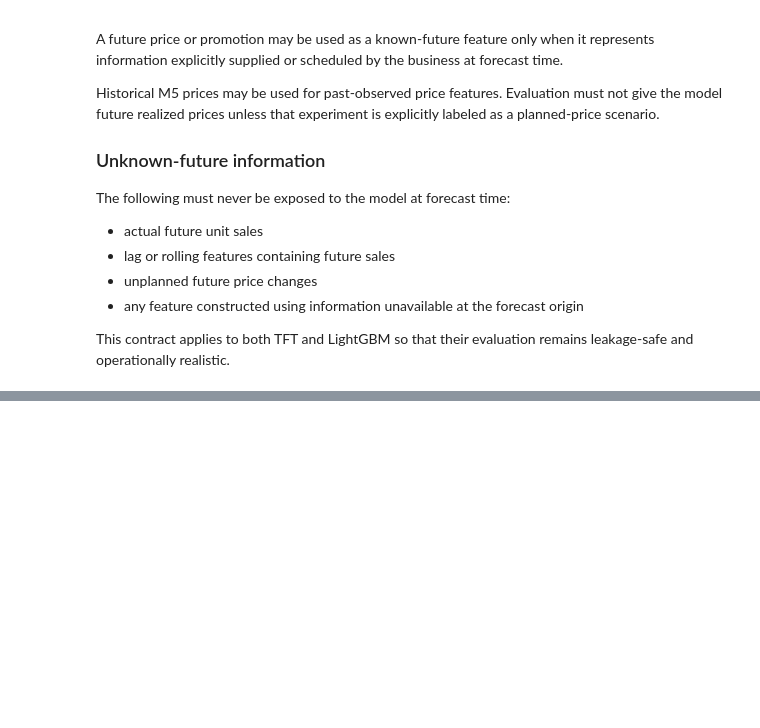
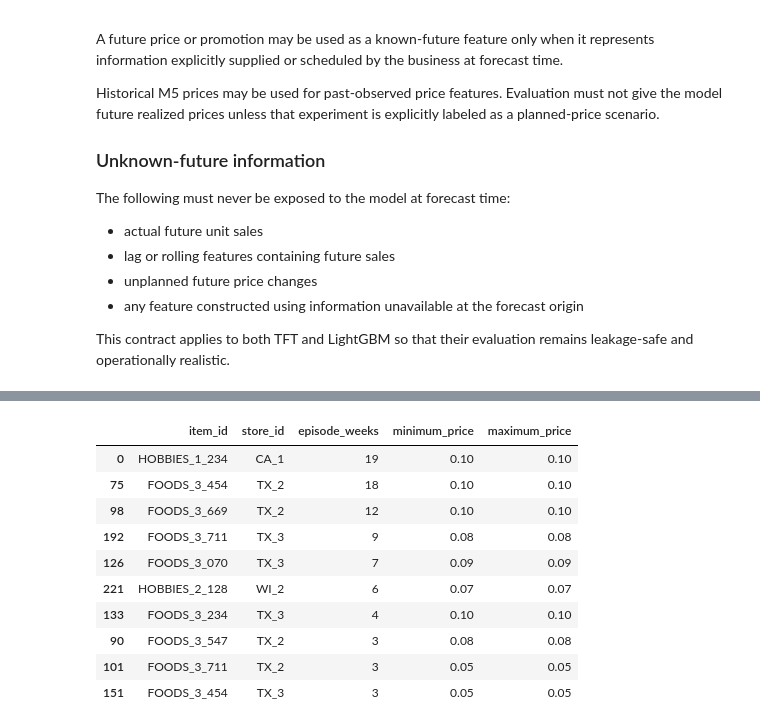
Before and after one commit to klaus321901/Inventory-Forecasting-, a Jupyter notebook: notebooks/12_m5_data_audit.ipynb, the cells around one changed output, grey strips where cells are left out. Cells and saved outputs as stored; diff of their text form; code cells hidden in the pictures; blank space fills up the shorter version.

Commit message:
Complete Notebook 12 M5 data audit and price anomaly investigation

```diff
--- a/notebooks/12_m5_data_audit.ipynb
+++ b/notebooks/12_m5_data_audit.ipynb
@@ -1714,0 +2386,86 @@ leakage-safe and operationally realistic.
+# %%
+
+# ============================================================
+# GROUP EXTREMELY LOW PRICES INTO CONTINUOUS EPISODES
+# ============================================================
+
+# STEP 1: Select the 331 low-price records.
+low_price_rows = price_audit.loc[
+    price_audit["extreme_low_price_flag"]
+].copy()
+
+# STEP 2: Identify when a new low-price episode starts.
+# A new episode begins when:
+# - We encounter a different product-store combination, OR
+# - The previous low-price week is not directly consecutive.
+
+previous_low_series = low_price_rows["series_id"].shift(1)
+previous_low_week = low_price_rows["week_order"].shift(1)
+
+new_episode = (
+    low_price_rows["series_id"].ne(previous_low_series)
+    | low_price_rows["week_order"].sub(previous_low_week).ne(1)
+)
+
+# Give each continuous episode a unique number.
+low_price_rows["low_price_episode_id"] = (
+    new_episode.cumsum()
+)
+
+# STEP 3: Summarize each episode.
+low_price_episodes = (
+    low_price_rows
+    .groupby("low_price_episode_id")
+    .agg(
+        item_id=("item_id", "first"),
+        store_id=("store_id", "first"),
+        start_week=("wm_yr_wk", "first"),
+        end_week=("wm_yr_wk", "last"),
+        start_week_order=("week_order", "first"),
+        end_week_order=("week_order", "last"),
+        episode_weeks=("week_order", "size"),
+        minimum_price=("sell_price", "min"),
+        maximum_price=("sell_price", "max")
+    )
+    .reset_index()
+)
+
+# STEP 4: Confirm that ALL 331 records are included.
+assert len(low_price_rows) == 331
+
+assert low_price_episodes["episode_weeks"].sum() == 331
+
+print("LOW-PRICE EPISODE SUMMARY")
+
+print("Total low-price records:", len(low_price_rows))
+print("Separate low-price episodes:", len(low_price_episodes))
+print(
+    "Total weeks across episodes:",
+    int(low_price_episodes["episode_weeks"].sum())
+)
+
+print("\nEPISODE LENGTH DISTRIBUTION")
+
+display(
+    low_price_episodes["episode_weeks"]
+    .value_counts()
+    .sort_index()
+    .to_frame("episodes")
+)
+
+print("\nLONGEST LOW-PRICE EPISODES")
+
+display(
+    low_price_episodes[
+        [
+            "item_id",
+            "store_id",
+            "episode_weeks",
+            "minimum_price",
+            "maximum_price"
+        ]
+    ]
+    .sort_values("episode_weeks", ascending=False)
+    .head(10)
+)
+# %% [output]
@@ -1714,0 +2491,11 @@ leakage-safe and operationally realistic.
+|  | item_id | store_id | episode_weeks | minimum_price | maximum_price |
+| 0 | HOBBIES_1_234 | CA_1 | 19 | 0.10 | 0.10 |
+| 75 | FOODS_3_454 | TX_2 | 18 | 0.10 | 0.10 |
+| 98 | FOODS_3_669 | TX_2 | 12 | 0.10 | 0.10 |
+| 192 | FOODS_3_711 | TX_3 | 9 | 0.08 | 0.08 |
+| 126 | FOODS_3_070 | TX_3 | 7 | 0.09 | 0.09 |
+| 221 | HOBBIES_2_128 | WI_2 | 6 | 0.07 | 0.07 |
+| 133 | FOODS_3_234 | TX_3 | 4 | 0.10 | 0.10 |
+| 90 | FOODS_3_547 | TX_2 | 3 | 0.08 | 0.08 |
+| 101 | FOODS_3_711 | TX_2 | 3 | 0.05 | 0.05 |
+| 151 | FOODS_3_454 | TX_3 | 3 | 0.05 | 0.05 |
```
Also changed, not shown: parts of 21 cells of this notebook.
